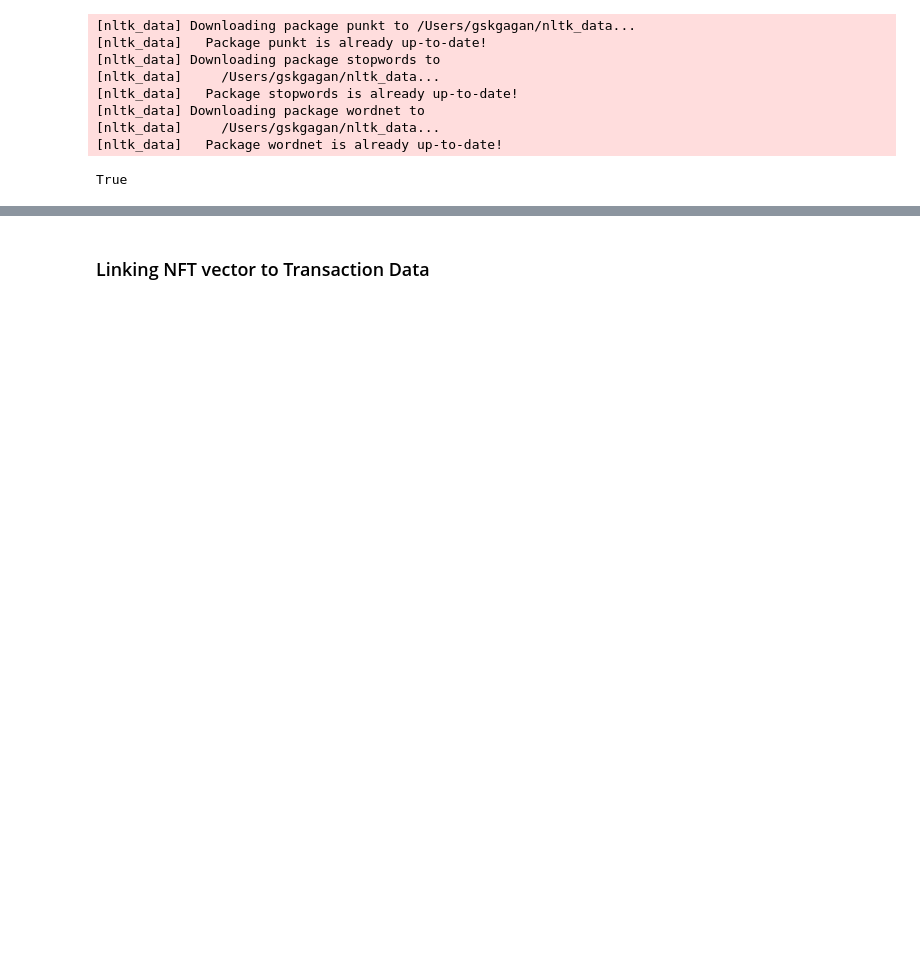
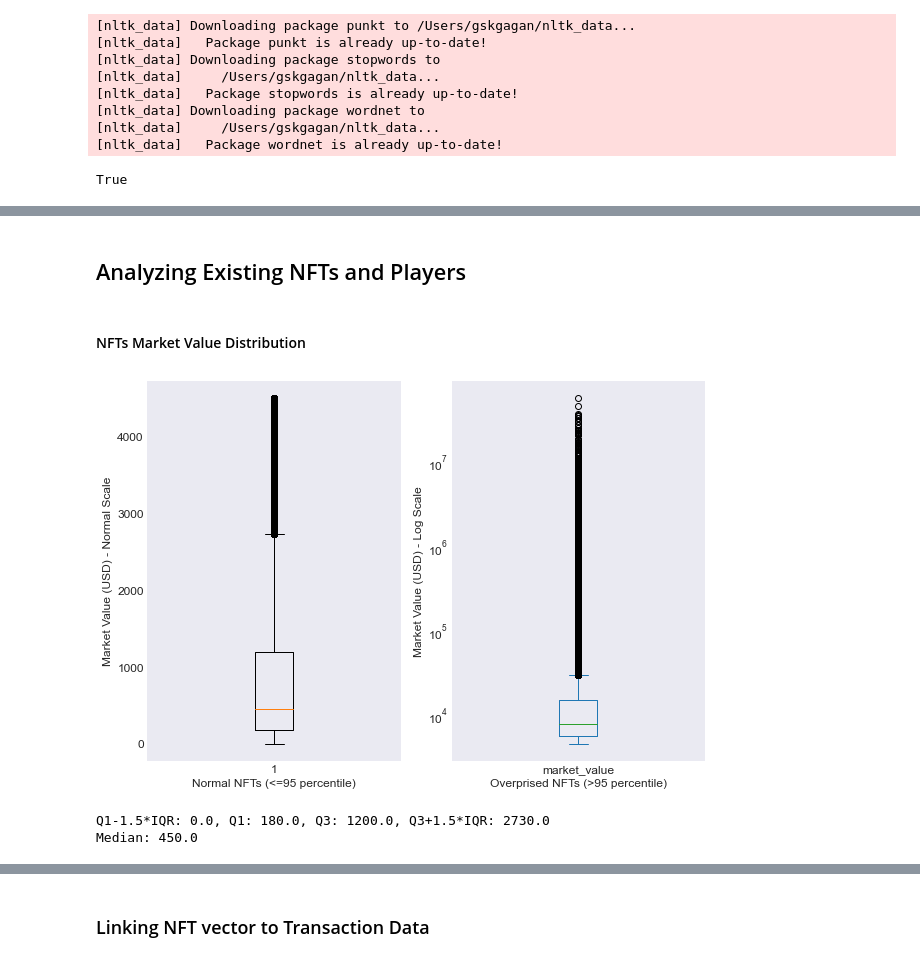
Before and after one commit to gsk-gagan/nft_analyser, a Jupyter notebook: notebooks/main.ipynb, the cells around one changed output, grey strips where cells are left out. Drawn from its saved outputs; the diff is of its cells as text; code cells hidden in the pictures; blank space fills up the shorter version.

Commit message:
Documented main notebook and made it configurable. Fixed some bugs

```diff
--- a/notebooks/main.ipynb
+++ b/notebooks/main.ipynb
@@ -23,3 +47,6 @@ Using TensorFlow backend.
+# %%
+# Set the paths to the local data sources for use in helper functions
+helper.set_config(data_paths)
 # %%
 nltk.download('punkt')
 nltk.download('stopwords')
@@ -38,0 +68,35 @@ True
+# %%
+params = {
+    'eth_to_usd': 3000,     # Min value asof 8th Jan 2022
+    'wei_to_eth': 1e18      # Transaction data is present in WEI (Smallest denomination of Ether)
+}
+# %% [markdown]
+## Analyzing Existing NFTs and Players
+# %% [markdown]
+#### NFTs Market Value Distribution
+# %%
+df = helper.get_table('current_market_values')
+df['market_value'] = (df['market_value']/params['wei_to_eth'])*params['eth_to_usd']
+# %%
+qtiles = [v[0] for v in df.quantile(q=[0.0, 0.95, 1.0]).values]
+df_normal = df[(df.market_value > qtiles[0]) & (df.market_value <= qtiles[1])]
+df_big = df[(df.market_value > qtiles[1]) & (df.market_value <= qtiles[2])]
+# %%
+fig, (ax1, ax2) = plt.subplots(1, 2, figsize=(10, 7))
+
+bp_data = ax1.boxplot(df_normal[['market_value']])
+df_big.plot(kind='box', logy=True, ax=ax2)
+ax1.set_xlabel('Normal NFTs (<=95 percentile)')
+ax1.set_ylabel('Market Value (USD) - Normal Scale')
+ax2.set_xlabel('Overprised NFTs (>95 percentile)')
+ax2.set_ylabel('Market Value (USD) - Log Scale');
+# %% [output]
+[figure, added]
+# %%
+(q1, q1_minus), (q3, q3_plus) = [item.get_ydata() for item in bp_data['whiskers']]
+median = bp_data['medians'][0].get_ydata()[0]
+print(f'Q1-1.5*IQR: {round(q1_minus, 2)}, Q1: {q1}, Q3: {q3}, Q3+1.5*IQR: {q3_plus}')
+print(f'Median: {median}')
+# %% [output]
+Q1-1.5*IQR: 0.0, Q1: 180.0, Q3: 1200.0, Q3+1.5*IQR: 2730.0
+Median: 450.0
```
Also changed, not shown: parts of 62 cells of this notebook, 8 other files.
